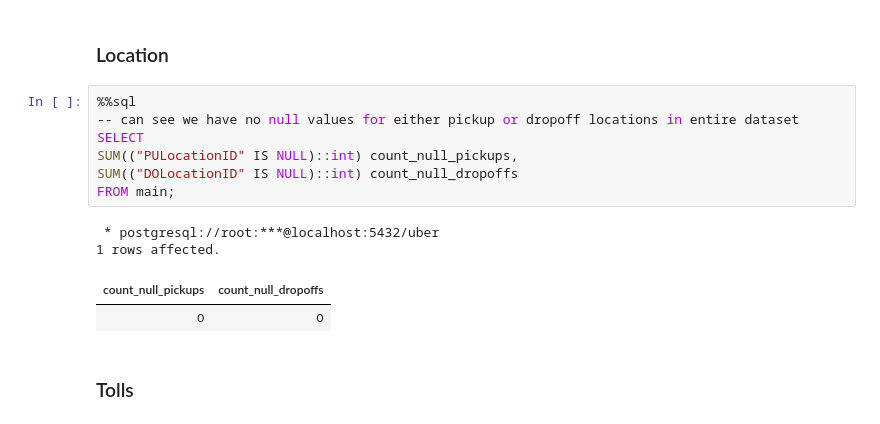
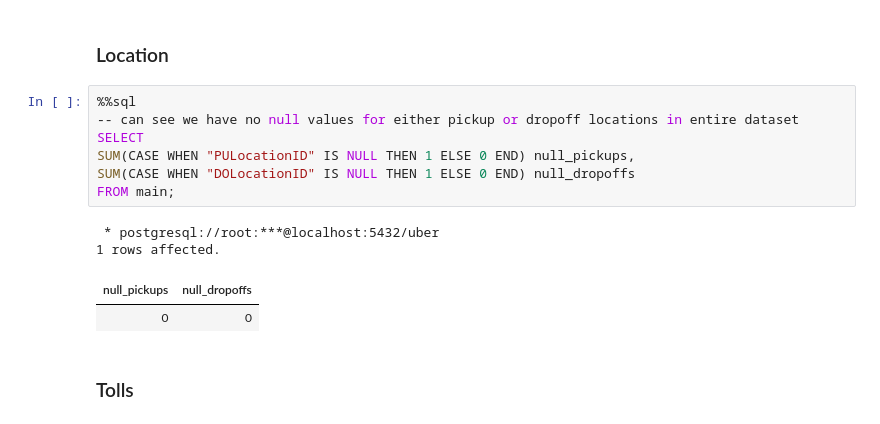
Before and after one commit to mjv2146/uber-nyc, a Jupyter notebook: notebooks/02_EDA.ipynb, the cells around one changed output. Drawn from its saved outputs; the diff is of its cells as text.

```diff
--- a/notebooks/02_EDA.ipynb
+++ b/notebooks/02_EDA.ipynb
@@ -320,14 +342,14 @@ FROM main
 # %%
 %%sql
 -- can see we have no null values for either pickup or dropoff locations in entire dataset
 SELECT
-SUM(("PULocationID" IS NULL)::int) count_null_pickups,
-SUM(("DOLocationID" IS NULL)::int) count_null_dropoffs
+SUM(CASE WHEN "PULocationID" IS NULL THEN 1 ELSE 0 END) null_pickups,
+SUM(CASE WHEN "DOLocationID" IS NULL THEN 1 ELSE 0 END) null_dropoffs
 FROM main;
 # %% [output]
  * postgresql://root:***@localhost:5432/uber
 1 rows affected.
-| count_null_pickups | count_null_dropoffs |
+| null_pickups | null_dropoffs |
 | 0 | 0 |
 # %% [markdown]
 ### Tolls
```
Also changed, not shown: parts of 11 cells of this notebook, 2 other files.
